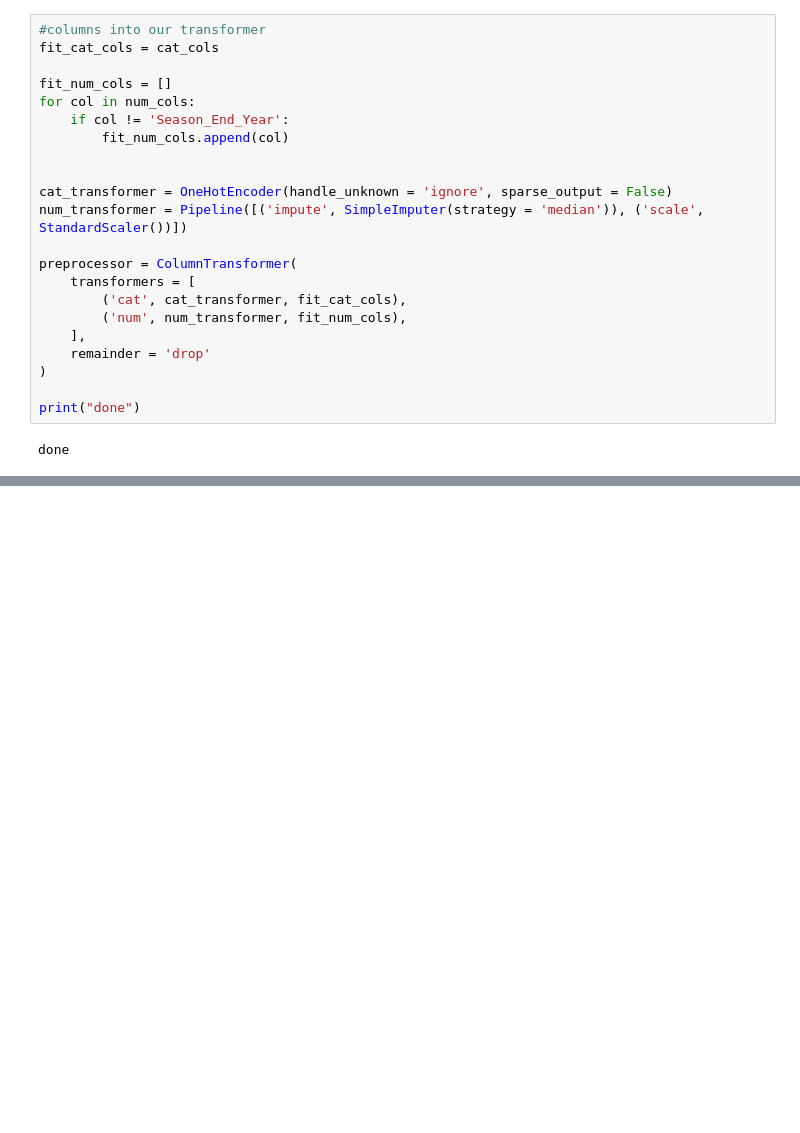
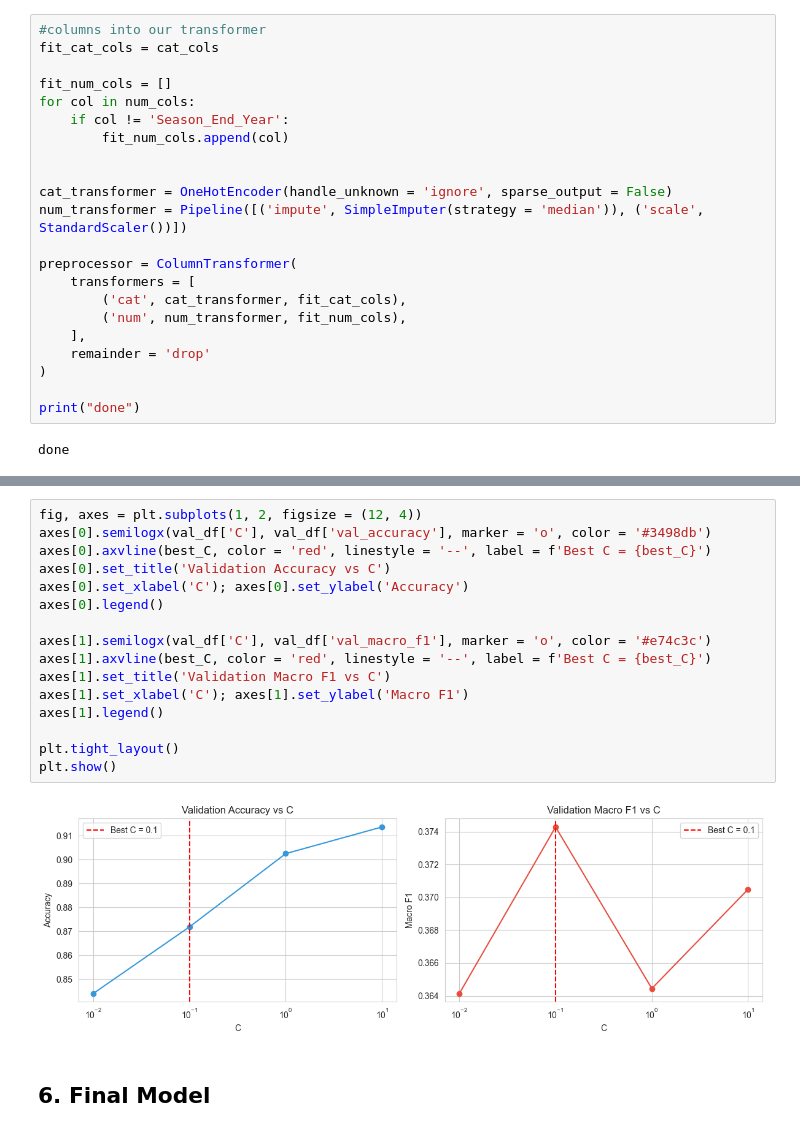
Before and after one commit to Ashilman25/CSE404Project, a Jupyter notebook: logistic_regression.ipynb, the cells around one changed output, grey strips where cells are left out. Cells and saved outputs as stored; diff of their text form; blank space fills up the shorter version.

Commit message:
Finalized logistic regression

```diff
--- a/logistic_regression.ipynb
+++ b/logistic_regression.ipynb
@@ -293,0 +358,20 @@ done
+# %%
+fig, axes = plt.subplots(1, 2, figsize = (12, 4))
+axes[0].semilogx(val_df['C'], val_df['val_accuracy'], marker = 'o', color = '#3498db')
+axes[0].axvline(best_C, color = 'red', linestyle = '--', label = f'Best C = {best_C}')
+axes[0].set_title('Validation Accuracy vs C')
+axes[0].set_xlabel('C'); axes[0].set_ylabel('Accuracy')
+axes[0].legend()
+
+axes[1].semilogx(val_df['C'], val_df['val_macro_f1'], marker = 'o', color = '#e74c3c')
+axes[1].axvline(best_C, color = 'red', linestyle = '--', label = f'Best C = {best_C}')
+axes[1].set_title('Validation Macro F1 vs C')
+axes[1].set_xlabel('C'); axes[1].set_ylabel('Macro F1')
+axes[1].legend()
+
+plt.tight_layout()
+plt.show()
+# %% [output]
+[figure, added]
+# %% [markdown]
+## 6. Final Model
```
Also changed, not shown: parts of 26 cells of this notebook, 1 other file.
